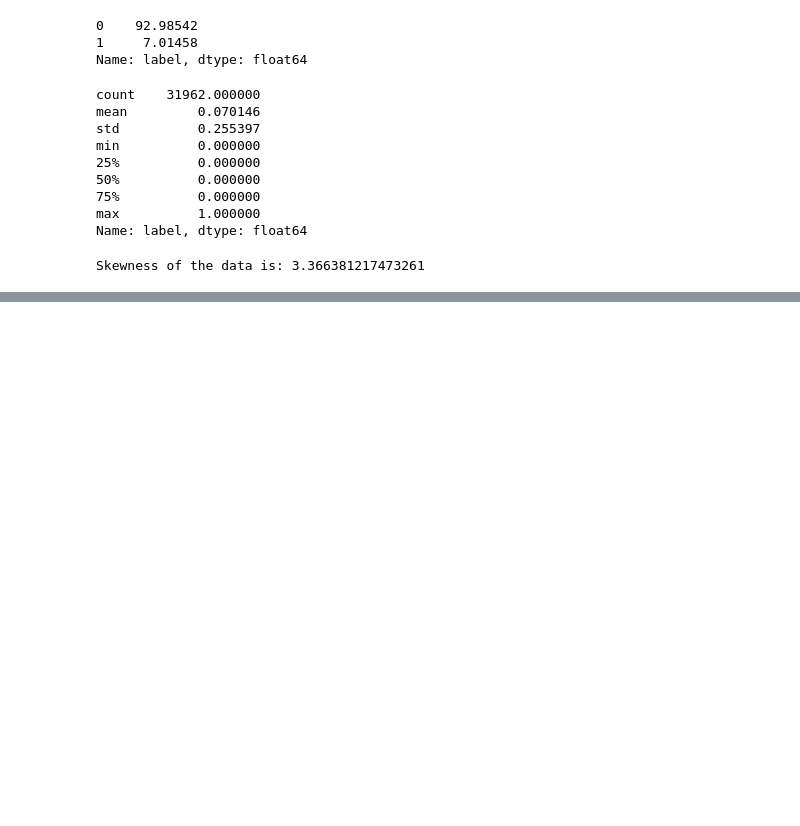
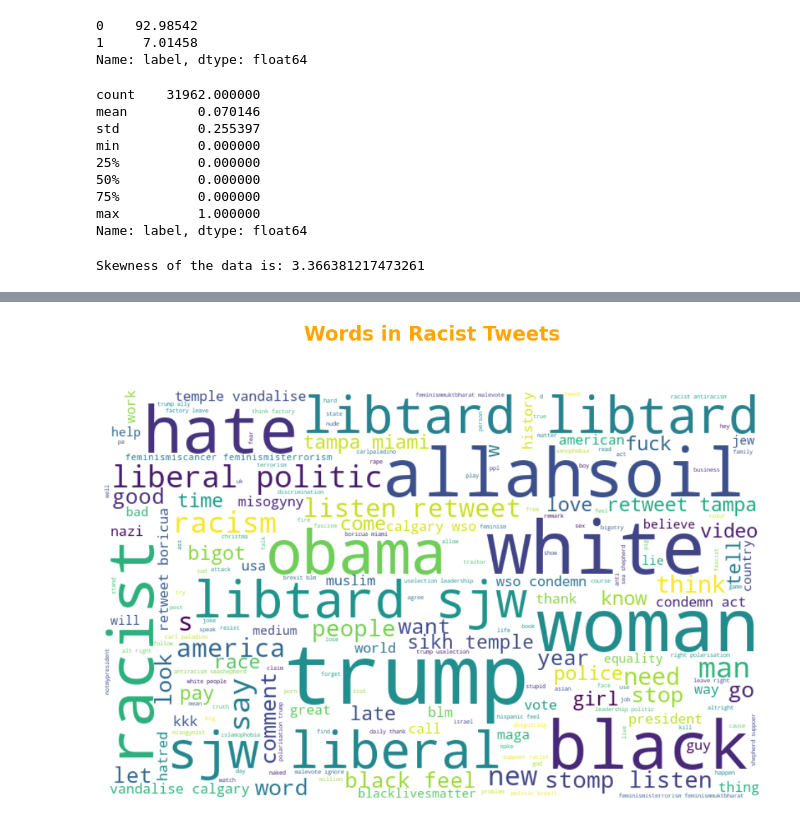
Before and after one commit to Anandvunnam/Twitter_Sentiment_Analysis, a Jupyter notebook: src/Twitter_Sentiment_Analysis.ipynb, the cells around one changed output, grey strips where cells are left out. Saved outputs shown, nothing was run; the diff lists cells and outputs as text; code cells hidden in the pictures; blank space fills up the shorter version.

```diff
--- a/src/Twitter_Sentiment_Analysis.ipynb
+++ b/src/Twitter_Sentiment_Analysis.ipynb
@@ -157,0 +330,5 @@ Name: tweet, dtype: object
+# %%
+# Display wordcloud for negative words
+generate_wordcloud(negative_words, "Words in Racist Tweets")
+# %% [output]
+[figure, added]
```
Also changed, not shown: parts of 17 cells of this notebook.
